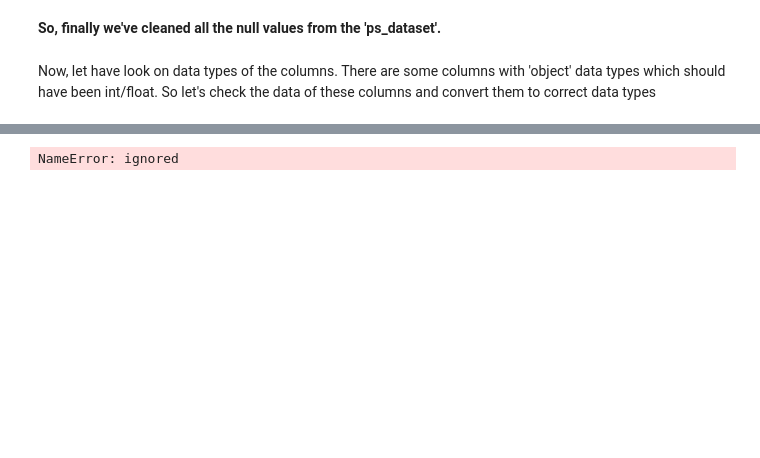
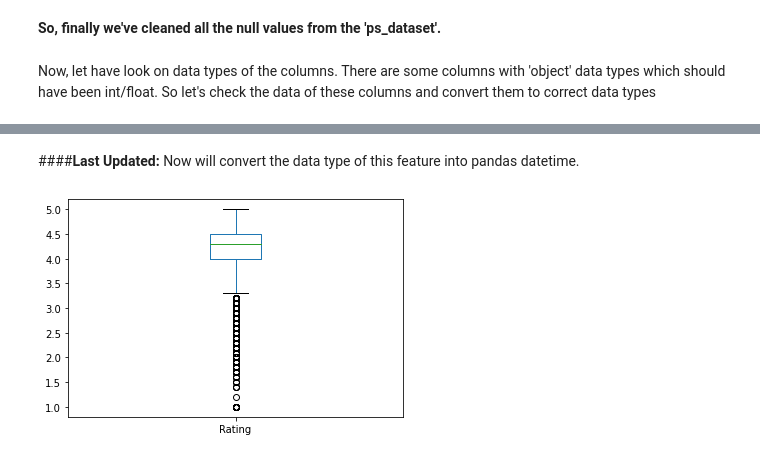
Before and after one commit to komal-pasi/EDA-Capstone, a Jupyter notebook: Copy_of_Play_Store_App_Review_Analysis_Capstone_Project.ipynb, the cells around one changed output, grey strips where cells are left out. Cells and saved outputs as stored; diff of their text form; code cells hidden in the pictures; blank space fills up the shorter version.

```diff
--- a/Copy_of_Play_Store_App_Review_Analysis_Capstone_Project.ipynb
+++ b/Copy_of_Play_Store_App_Review_Analysis_Capstone_Project.ipynb
@@ -355,0 +354,3 @@ detailed_info(ps_dataset)
+# %%
+ps_dataset['Price'] = ps_dataset['Price'].apply(lambda x: x.replace('$','') if '$' in str(x) else x)
+ps_dataset['Price'] = ps_dataset['Price'].apply(lambda x: float(x))
@@ -356,5 +385,16 @@ detailed_info(ps_dataset)
+# %%
+ps_dataset['Size'] = ps_dataset['Size'].apply(lambda x: str(x).replace('Varies with device', 'NaN') if 'Varies with device' in str(x) else x)
+ps_dataset['Size'] = ps_dataset['Size'].apply(lambda x: str(x).replace(',','') if 'M' in str(x) else x)
+ps_dataset['Size'] = ps_dataset['Size'].apply(lambda x: str(x).replace('M','') if 'M' in str(x) else x)
+ps_dataset['Size'] = ps_dataset['Size'].apply(lambda x: float(str(x).replace('k',''))/1000 if 'k' in str(x) else x)
+# %% [markdown]
+####**Last Updated:**
+Now will convert the data type of this feature into pandas datetime.
+# %%
+# convert it into pandas dataframe
+ps_dataset['Last Updated'] = ps_dataset['Last Updated'].apply(lambda x: pd.to_datetime(x))
 # %%
 ps_dataset.boxplot(["Rating"]);
-#pt.grid(False)
+pt.grid(False)
 # %% [output]
-NameError: ignored
+[figure, added]
```
Also changed, not shown: parts of 14 cells of this notebook.
